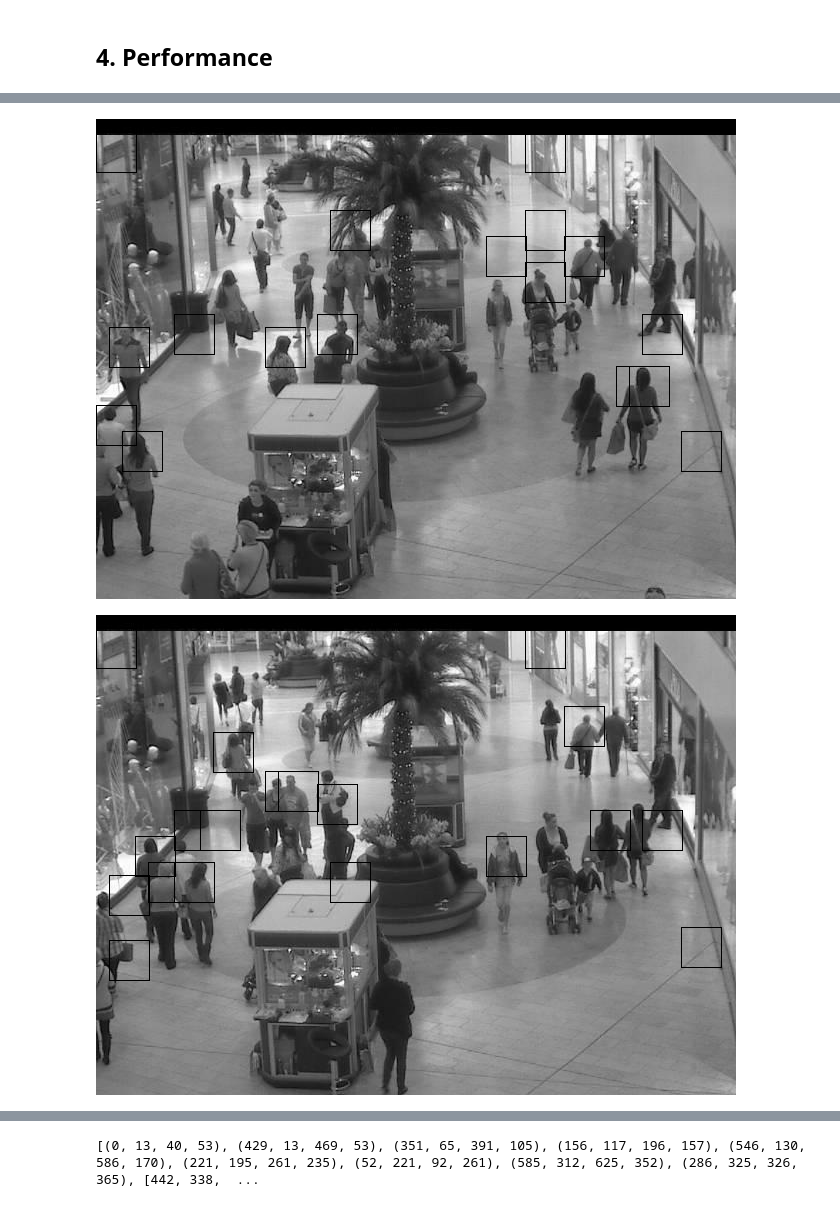
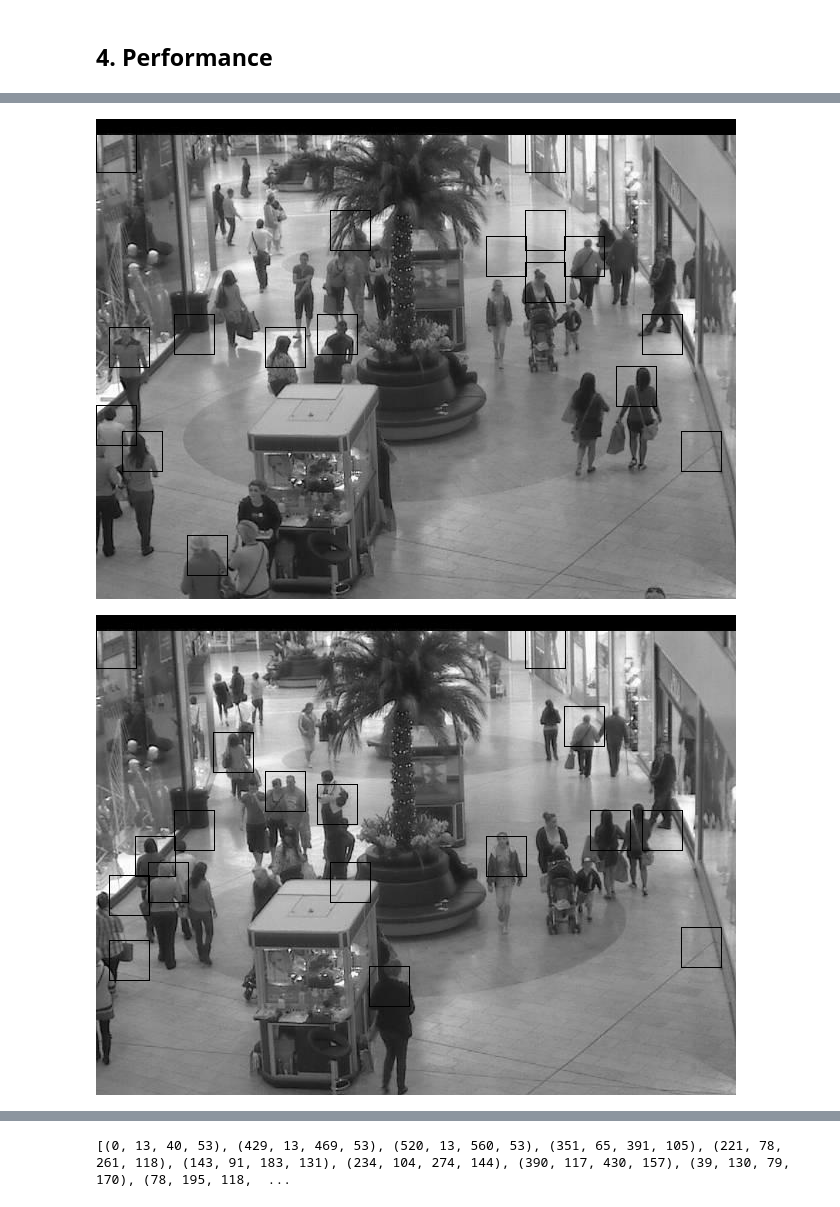
Before and after one commit to du-hr/CrowdCounter, a Jupyter notebook: Crowd_Counter.ipynb, the cells around one changed output, grey strips where cells are left out. Saved outputs shown, nothing was run; the diff lists cells and outputs as text; code cells hidden in the pictures.

Commit message:
Duplicate detection working

```diff
--- a/Crowd_Counter.ipynb
+++ b/Crowd_Counter.ipynb
@@ -438,30 +440,59 @@ def find_IoU(boxA, boxB):
 # %%
 window_size = 40
 threshold = 0.1
-list_of_list_of_no_duplicates = []
-for i in listOfLocations:
-  list_of_locations_no_duplicates = []
-  list_of_deletion = []
-  for j,k in enumerate(i):
-    first_element = k
-    if j == len(i)-1:
-      continue
+threshold2 = 20
+
+listOfLocations2 = []
+for locations in listOfLocations:
+  for i, square in enumerate(locations):
+
+    #Fix duplicates in x axis
+    firstSquare = square
+    secondSquare = (0, 0, 0, 0)
+    if i == len(locations)-1: continue
     else:
-      second_element = i[j+1]
-    new_element = [0,0,0,0]
-    if (find_IoU(second_element,first_element) > threshold):
-      new_element[0] = first_element[0]
-      new_element[1] = first_element[1]
-      new_element[2] = second_element[2]
-      new_element[3] = second_element[3]
-      list_of_locations_no_duplicates.append(new_element)
+      secondSquare = locations[i+1]
+    if (find_IoU(secondSquare, firstSquare) > threshold):
+      locations[i] = firstSquare
+      locations[i+1] = firstSquare
+
+    #Fix duplicates in y axis
+    firstSquare = square
+    for j in range(i+1, len(locations)):
+      potentialOverlap = locations[j]
+      #Must satisfy these conditions:
+      yValuesDifference = abs(firstSquare[1] - potentialOverlap[1])
+      if firstSquare[0]==potentialOverlap[0] and yValuesDifference < threshold2:
+        #Only keep the first square
+        locations[j] = firstSquare
+  listOfLocations2.append(locations)
+
+
+
+#list_of_list_of_no_duplicates = []
+#for i in listOfLocations:
+#  list_of_locations_no_duplicates = []
+#  list_of_deletion = []
+#  for j,k in enumerate(i):
+#    first_element = k
+#    if j == len(i)-1:
+#      continue
+#    else:
+#      second_element = i[j+1]
+#    new_element = [0,0,0,0]
+#    if (find_IoU(second_element,first_element) > threshold):
+#      new_element[0] = first_element[0]
+#      new_element[1] = first_element[1]
+#      new_element[2] = second_element[2]
+#      new_element[3] = second_element[3]
+#      list_of_locations_no_duplicates.append(new_element)
       #list_of_locations_no_duplicates.remove(second_element)
       #list_of_deletion.append(second_element)
-    else:
-      list_of_locations_no_duplicates.append(first_element)
+#    else:
+#      list_of_locations_no_duplicates.append(first_element)
  # for z in list_of_deletion:
   #  list_of_locations_no_duplicates.remove(z)
-  list_of_list_of_no_duplicates.append(list_of_locations_no_duplicates)
+#  list_of_list_of_no_duplicates.append(list_of_locations_no_duplicates)
 
 
 #Read the datasetGray ndarray instead of importing every image
@@ -471,7 +502,7 @@ datasetGray = np.load('/content/drive/My Drive/datasetGray.npz')['arr_0']
 dotImages = []
 image = 0
 for i, image in enumerate(datasetGray[:10]):
-  for box in list_of_list_of_no_duplicates[i]:
+  for box in listOfLocations2[i]:
     loc = (box[0],box[1])
     loc2 = (box[2], box[3])
     #loc2 = (loc[0]+windowSize, loc[1]+windowSize)
@@ -486,2 +517,2 @@ for image in dotImages:
-[figure, old version]
+[figure, new version]
-[figure, old version]
+[figure, new version]
@@ -495,4 +526,4 @@ for image in dotImages:
 # %%
 print(list_of_locations_no_duplicates)
 # %% [output]
-[(0, 13, 40, 53), (429, 13, 469, 53), (351, 65, 391, 105), (156, 117, 196, 157), (546, 130, 586, 170), (221, 195, 261, 235), (52, 221, 92, 261), (585, 312, 625, 352), (286, 325, 326, 365), [442, 338,  ...
+[(0, 13, 40, 53), (429, 13, 469, 53), (520, 13, 560, 53), (351, 65, 391, 105), (221, 78, 261, 118), (143, 91, 183, 131), (234, 104, 274, 144), (390, 117, 430, 157), (39, 130, 79, 170), (78, 195, 118,  ...
```
Also changed, not shown: parts of 2 cells of this notebook.
